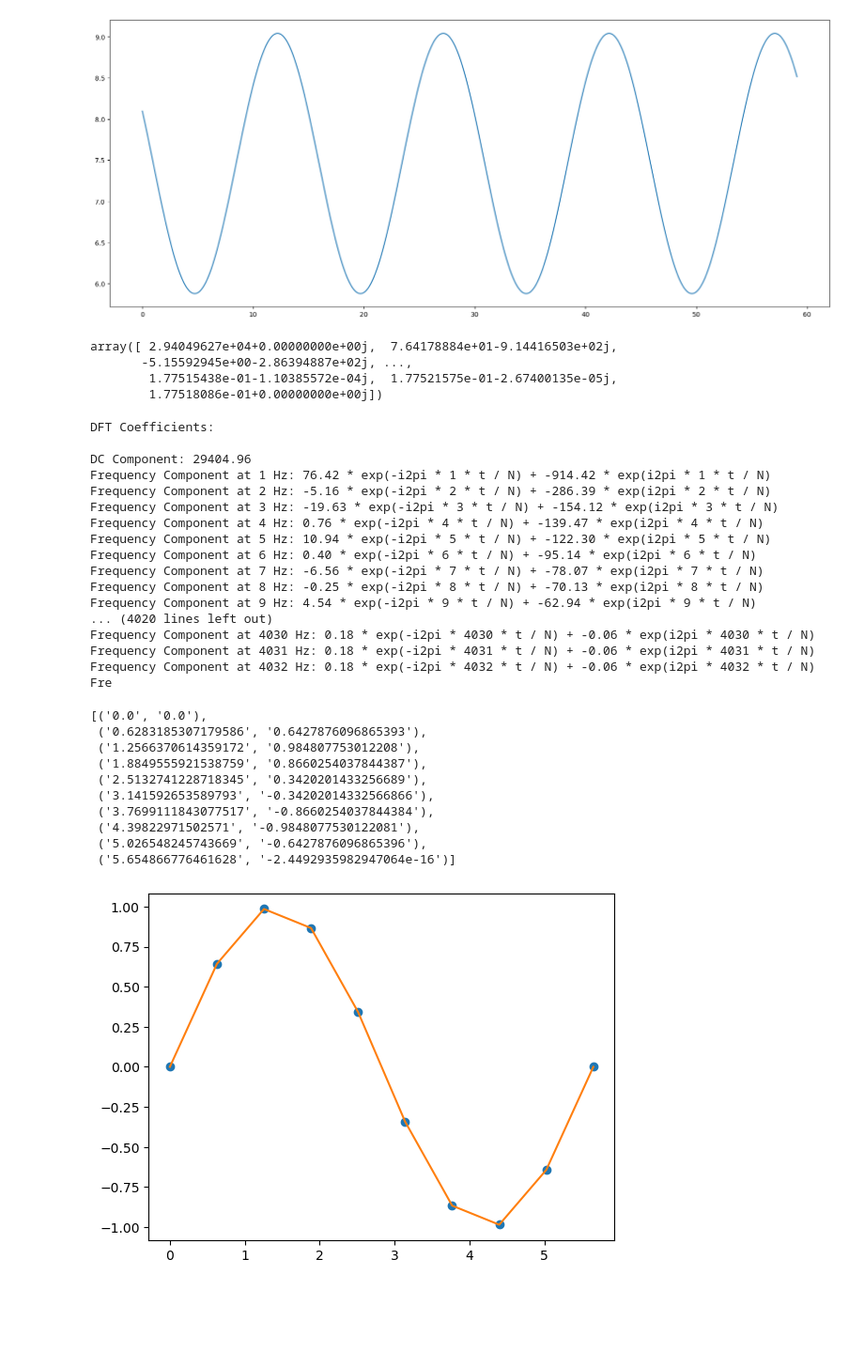
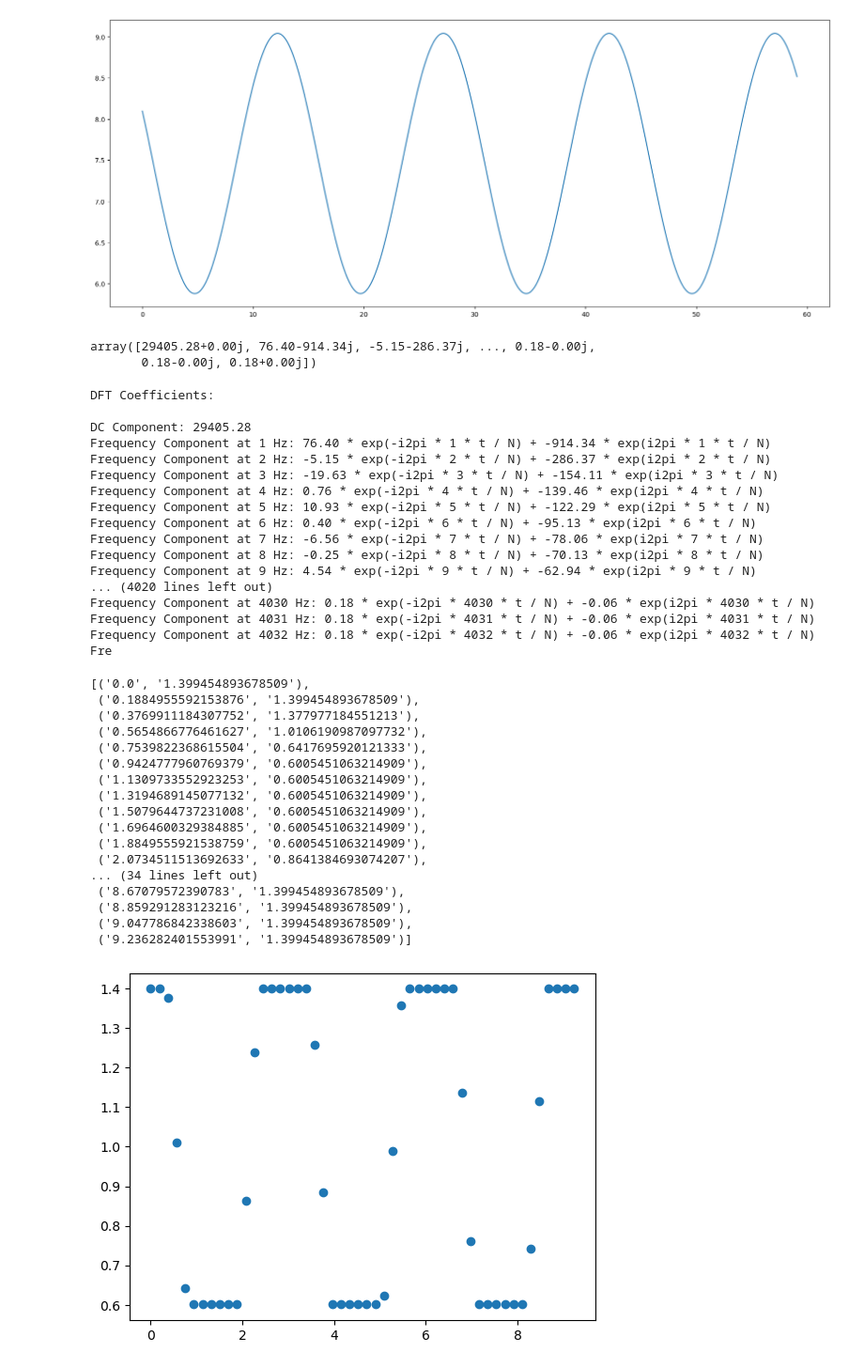
Before and after one commit to lvlanson/phd_notes, a Jupyter notebook: Development/ODE_LVQ/construction_dataset.ipynb, the cells around one changed output. Shown: that part at 94% size. Saved outputs shown, nothing was run; the diff lists cells and outputs as text; code cells hidden in the pictures; blank space fills up the shorter version.

```diff
--- a/Development/ODE_LVQ/construction_dataset.ipynb
+++ b/Development/ODE_LVQ/construction_dataset.ipynb
@@ -44,7 +44,7 @@ def get_wave(periods: float, freq:float, xshift: float, yshift: float, ystretch:
     #   periods - determines how often a periods is being produced
     #   res     - determines how many points are being produced over the
     #             given parameters
-    points = np.linspace(0 + xshift, periods * 2* np.pi + xshift, res)
+    points = np.linspace(0 + xshift, periods * 2* np.pi + xshift, res, endpoint=False)
 
     # compute the sine values stretching them with `ystretch` and shift them with `yshift`
     y = np.sin(points) * ystretch + yshift
@@ -193,10 +193,8 @@ plt.plot(x,y)
 # %%
 np.fft.rfft(data[1][sample][1])
 # %% [output]
-array([ 2.94049627e+04+0.00000000e+00j,  7.64178884e+01-9.14416503e+02j,
-       -5.15592945e+00-2.86394887e+02j, ...,
-        1.77515438e-01-1.10385572e-04j,  1.77521575e-01-2.67400135e-05j,
-        1.77518086e-01+0.00000000e+00j])
+array([29405.28+0.00j, 76.40-914.34j, -5.15-286.37j, ..., 0.18-0.00j,
+       0.18-0.00j, 0.18+0.00j])
 # %%
 from scipy.fft import fft, ifft, rfft
 
@@ -218,14 +216,14 @@ print(formula)
 # %% [output]
 DFT Coefficients:
 
-DC Component: 29404.96
-Frequency Component at 1 Hz: 76.42 * exp(-i2pi * 1 * t / N) + -914.42 * exp(i2pi * 1 * t / N)
-Frequency Component at 2 Hz: -5.16 * exp(-i2pi * 2 * t / N) + -286.39 * exp(i2pi * 2 * t / N)
-Frequency Component at 3 Hz: -19.63 * exp(-i2pi * 3 * t / N) + -154.12 * exp(i2pi * 3 * t / N)
-Frequency Component at 4 Hz: 0.76 * exp(-i2pi * 4 * t / N) + -139.47 * exp(i2pi * 4 * t / N)
-Frequency Component at 5 Hz: 10.94 * exp(-i2pi * 5 * t / N) + -122.30 * exp(i2pi * 5 * t / N)
-Frequency Component at 6 Hz: 0.40 * exp(-i2pi * 6 * t / N) + -95.14 * exp(i2pi * 6 * t / N)
-Frequency Component at 7 Hz: -6.56 * exp(-i2pi * 7 * t / N) + -78.07 * exp(i2pi * 7 * t / N)
+DC Component: 29405.28
+Frequency Component at 1 Hz: 76.40 * exp(-i2pi * 1 * t / N) + -914.34 * exp(i2pi * 1 * t / N)
+Frequency Component at 2 Hz: -5.15 * exp(-i2pi * 2 * t / N) + -286.37 * exp(i2pi * 2 * t / N)
+Frequency Component at 3 Hz: -19.63 * exp(-i2pi * 3 * t / N) + -154.11 * exp(i2pi * 3 * t / N)
+Frequency Component at 4 Hz: 0.76 * exp(-i2pi * 4 * t / N) + -139.46 * exp(i2pi * 4 * t / N)
+Frequency Component at 5 Hz: 10.93 * exp(-i2pi * 5 * t / N) + -122.29 * exp(i2pi * 5 * t / N)
+Frequency Component at 6 Hz: 0.40 * exp(-i2pi * 6 * t / N) + -95.13 * exp(i2pi * 6 * t / N)
+Frequency Component at 7 Hz: -6.56 * exp(-i2pi * 7 * t / N) + -78.06 * exp(i2pi * 7 * t / N)
 Frequency Component at 8 Hz: -0.25 * exp(-i2pi * 8 * t / N) + -70.13 * exp(i2pi * 8 * t / N)
 Frequency Component at 9 Hz: 4.54 * exp(-i2pi * 9 * t / N) + -62.94 * exp(i2pi * 9 * t / N)
 ... (4020 lines left out)
@@ -234,22 +232,29 @@ Frequency Component at 4031 Hz: 0.18 * exp(-i2pi * 4031 * t / N) + -0.06 * exp(i
 Frequency Component at 4032 Hz: 0.18 * exp(-i2pi * 4032 * t / N) + -0.06 * exp(i2pi * 4032 * t / N)
 Fre
 # %%
-x,y = get_wave(1,1,0,0,1,10)
+x,y = get_rect(3,2,2,1,1,0.2,50)
 # %%
 plt.plot(x, y, 'o')
-plt.plot(x,y)
+#plt.plot(x,y)
 
 pp([(str(_x),str(_y)) for _x,_y in zip(x,y)])
 # %% [output]
-[('0.0', '0.0'),
- ('0.6283185307179586', '0.6427876096865393'),
- ('1.2566370614359172', '0.984807753012208'),
- ('1.8849555921538759', '0.8660254037844387'),
- ('2.5132741228718345', '0.3420201433256689'),
- ('3.141592653589793', '-0.34202014332566866'),
- ('3.7699111843077517', '-0.8660254037844384'),
- ('4.39822971502571', '-0.9848077530122081'),
- ('5.026548245743669', '-0.6427876096865396'),
- ('5.654866776461628', '-2.4492935982947064e-16')]
+[('0.0', '1.399454893678509'),
+ ('0.1884955592153876', '1.399454893678509'),
+ ('0.3769911184307752', '1.377977184551213'),
+ ('0.5654866776461627', '1.0106190987097732'),
+ ('0.7539822368615504', '0.6417695920121333'),
+ ('0.9424777960769379', '0.6005451063214909'),
+ ('1.1309733552923253', '0.6005451063214909'),
+ ('1.3194689145077132', '0.6005451063214909'),
+ ('1.5079644737231008', '0.6005451063214909'),
+ ('1.6964600329384885', '0.6005451063214909'),
+ ('1.8849555921538759', '0.6005451063214909'),
+ ('2.0734511513692633', '0.8641384693074207'),
+... (34 lines left out)
+ ('8.67079572390783', '1.399454893678509'),
+ ('8.859291283123216', '1.399454893678509'),
+ ('9.047786842338603', '1.399454893678509'),
+ ('9.236282401553991', '1.399454893678509')]
-[figure, old version]
+[figure, new version]
 # %%
```
Also changed, not shown: parts of 6 cells of this notebook, 2 other files.
